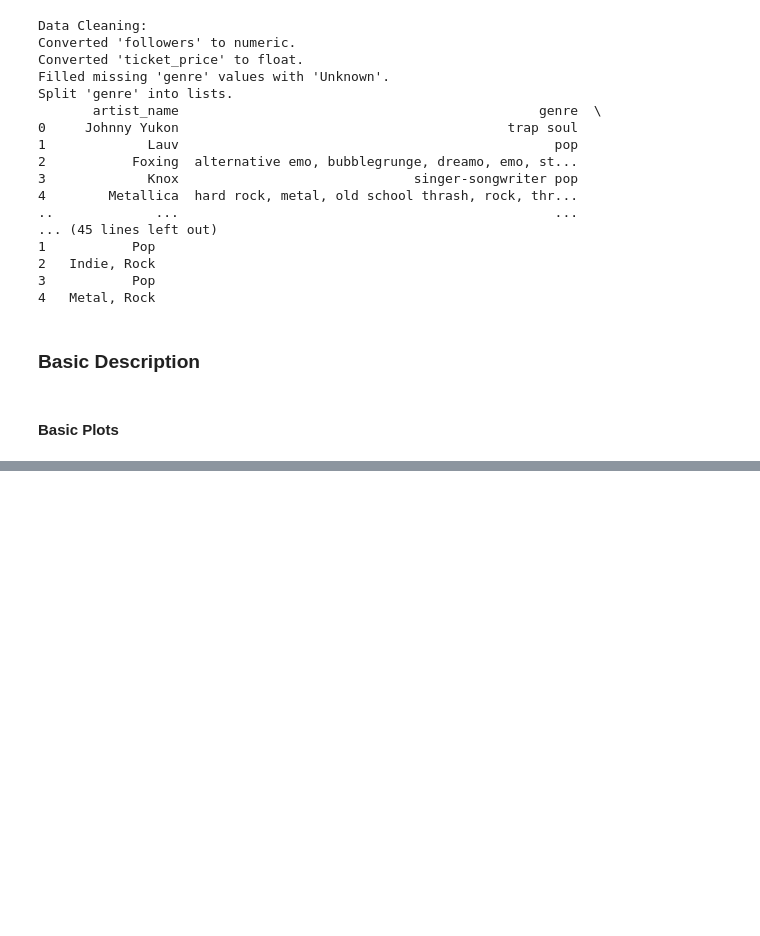
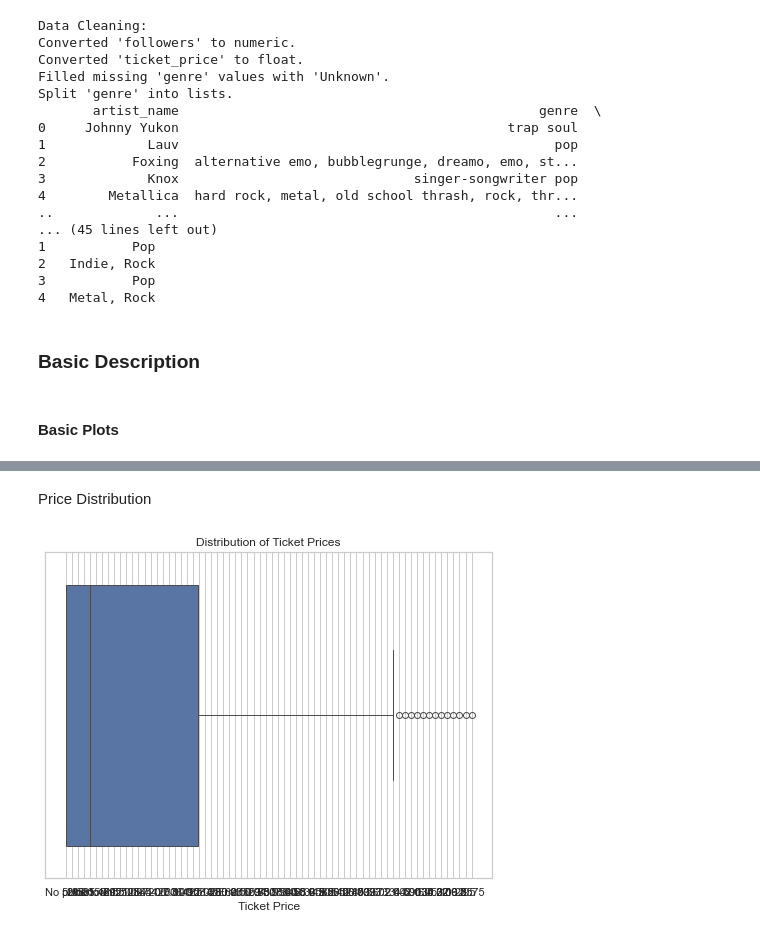
Before and after one commit to dhu2022-dev/rlm-booking-app, a Jupyter notebook: old_flask_app/Data/EDA.ipynb, the cells around one changed output, grey strips where cells are left out. Saved outputs shown, nothing was run; the diff lists cells and outputs as text; code cells hidden in the pictures; blank space fills up the shorter version.

```diff
--- a/old_flask_app/Data/EDA.ipynb
+++ b/old_flask_app/Data/EDA.ipynb
@@ -120,0 +135,10 @@ ValueError: Multi-dimensional indexing (e.g. `obj[:, None]`) is no longer suppor
+# %% [markdown]
+Price Distribution
+# %%
+plt.figure(figsize=(8, 6))
+sns.boxplot(x=df['ticket_price'].dropna())
+plt.title('Distribution of Ticket Prices')
+plt.xlabel('Ticket Price')
+plt.show()
+# %% [output]
+[figure, added]
```
Also changed, not shown: parts of 18 cells of this notebook, 5 other files.
